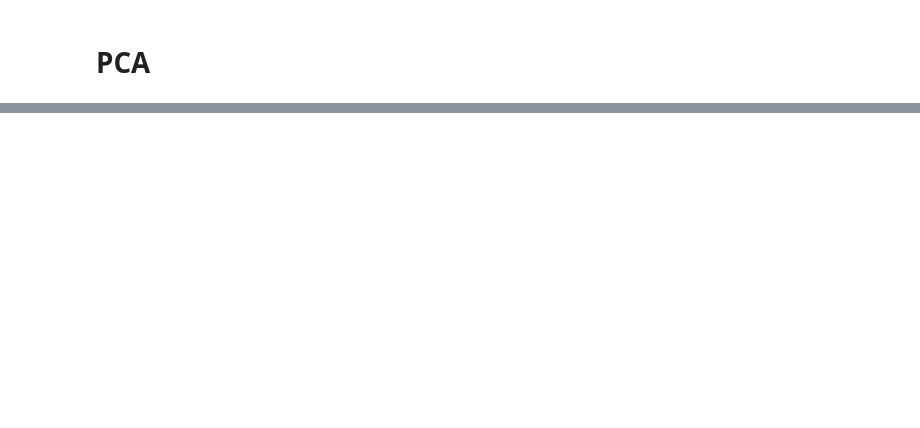
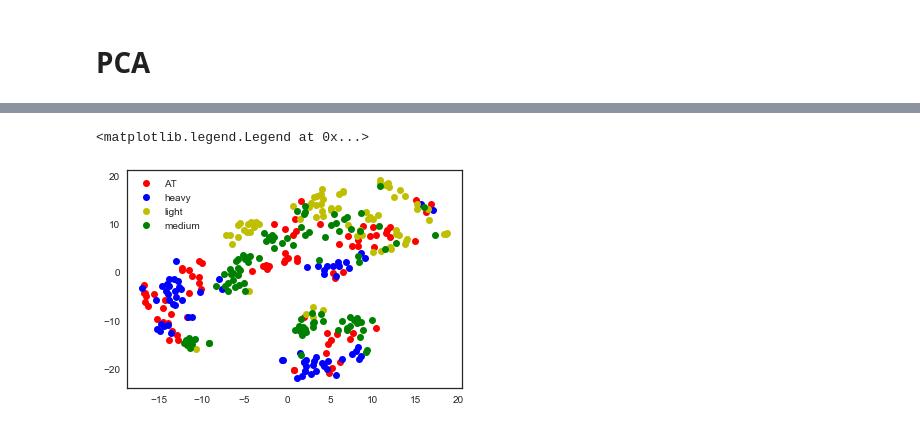
Before and after one commit to anatolyburtsev/ml_notebooks, a Jupyter notebook: sandbox/wow.ipynb, the cells around one changed output, grey strips where cells are left out. Saved outputs shown, nothing was run; the diff lists cells and outputs as text; code cells hidden in the pictures; blank space fills up the shorter version.

```diff
--- a/sandbox/wow.ipynb
+++ b/sandbox/wow.ipynb
@@ -92,0 +121,3 @@ ValueError: Input contains NaN, infinity or a value too large for dtype('float64
+# %%
+tsne = TSNE(n_components=2)
+X_tsne = tsne.fit_transform(X_scaled)
@@ -92,0 +140,9 @@ ValueError: Input contains NaN, infinity or a value too large for dtype('float64
+# %%
+plt.plot(X_tsne[y==0, 0], X_tsne[y==0, 1], 'ro', label="AT")
+plt.plot(X_tsne[y==1, 0], X_tsne[y==1, 1], 'bo', label="heavy")
+plt.plot(X_tsne[y==2, 0], X_tsne[y==2, 1], 'yo', label="light")
+plt.plot(X_tsne[y==3, 0], X_tsne[y==3, 1], 'go', label="medium")
+plt.legend(loc=0)
+# %% [output]
+<matplotlib.legend.Legend at 0x...>
+[figure, added]
```
Also changed, not shown: parts of 33 cells of this notebook, 6 other files.
